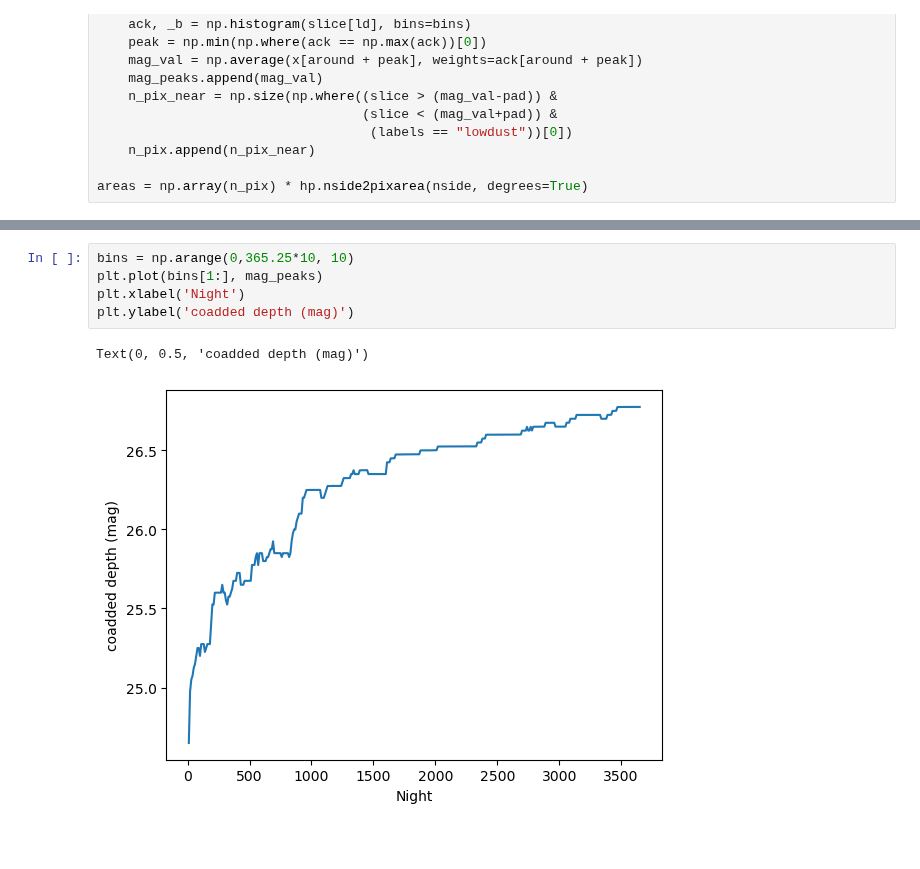
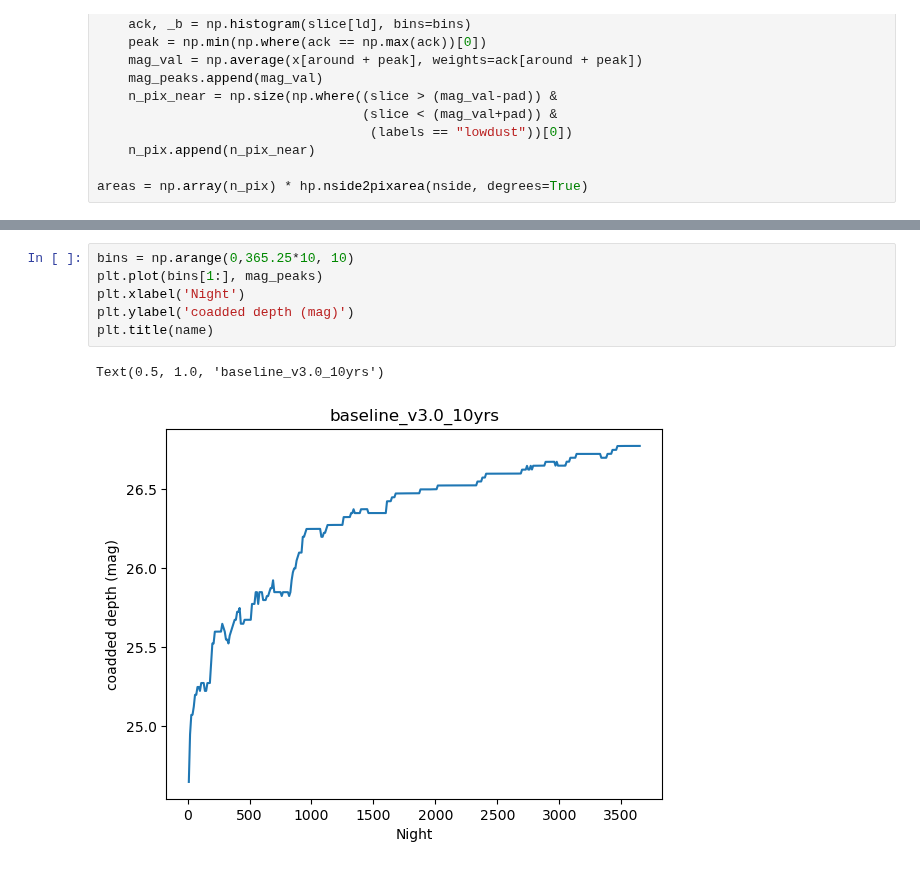
Before and after one commit to yoachim/23_Scratch, a Jupyter notebook: uniformity_v_time/exgal_uniformity.ipynb, the cells around one changed output, grey strips where cells are left out. Drawn from its saved outputs; the diff is of its cells as text; blank space fills up the shorter version.

Commit message:
titles

```diff
--- a/uniformity_v_time/exgal_uniformity.ipynb
+++ b/uniformity_v_time/exgal_uniformity.ipynb
@@ -124,11 +124,12 @@ hp.mollview(masked, min=26.5)
 # %%
 bins = np.arange(0,365.25*10, 10)
 plt.plot(bins[1:], mag_peaks)
 plt.xlabel('Night')
 plt.ylabel('coadded depth (mag)')
+plt.title(name)
 # %% [output]
-Text(0, 0.5, 'coadded depth (mag)')
+Text(0.5, 1.0, 'baseline_v3.0_10yrs')
-[figure, old version]
+[figure, new version]
 # %%
 plt.plot(bins[1:], areas)
 plt.xlabel('Night')
```
Also changed, not shown: parts of 3 cells of this notebook, 1 other file.
